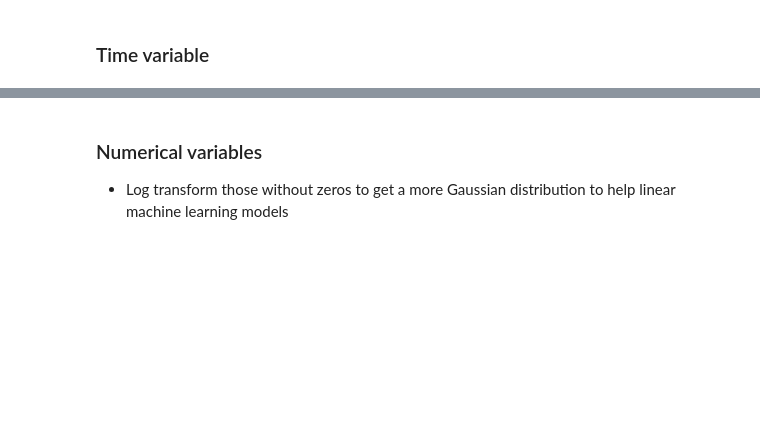
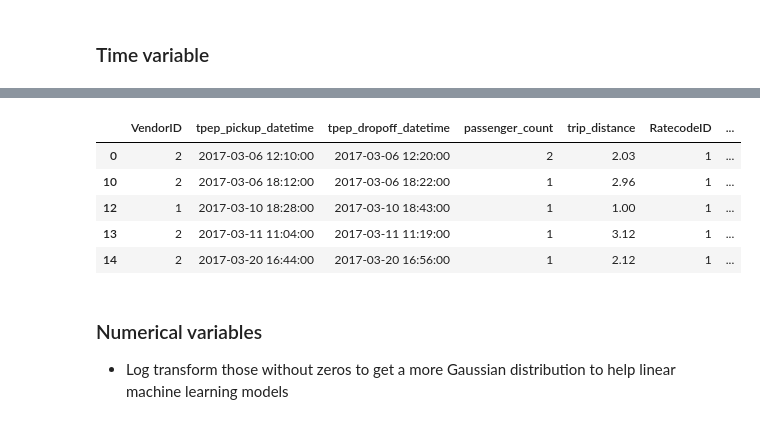
Before and after one commit to elliotgunn/nyc-taxi-trips, a Jupyter notebook: notebooks/feature_engineering.ipynb, the cells around one changed output, grey strips where cells are left out. Drawn from its saved outputs; the diff is of its cells as text; code cells hidden in the pictures; blank space fills up the shorter version.

Commit message:
time variables completed

```diff
--- a/notebooks/feature_engineering.ipynb
+++ b/notebooks/feature_engineering.ipynb
@@ -149,3 +148,48 @@ X_train.shape
+# %%
+train = trip_length(train, 'tpep_pickup_datetime', 'tpep_dropoff_datetime')
+val = trip_length(val, 'tpep_pickup_datetime', 'tpep_dropoff_datetime')
+test = trip_length(test, 'tpep_pickup_datetime', 'tpep_dropoff_datetime')
+# %%
+def remove_zero_or_neg_time(df, col):
+    """
+    In the feature engineered `trip_seconds` column,
+    there are negative or zero values to be removed.
+    """
+
+    df = df[df[col] > 0]
+
+    return df
+
+train = remove_zero_or_neg_time(train, 'trip_seconds')
+val = remove_zero_or_neg_time(val, 'trip_seconds')
+test = remove_zero_or_neg_time(test, 'trip_seconds')
+# %%
+def extract_time(df):
+    """
+    Extract:
+    - hour of the day
+    - day of the month
+    """
+
+    df['pickup_hour'] = df['tpep_pickup_datetime'].dt.hour
+    df['dropoff_hour'] = df['tpep_dropoff_datetime'].dt.hour
+
+    df['trip_day'] = df['tpep_dropoff_datetime'].dt.day
+
+    return df
+
+train = extract_time(train)
+val = extract_time(val)
+test = extract_time(test)
+# %%
+train.shape, val.shape, test.shape
+# %% [output]
+|  | VendorID | tpep_pickup_datetime | tpep_dropoff_datetime | passenger_count | trip_distance | RatecodeID | ... |
+| 0 | 2 | 2017-03-06 12:10:00 | 2017-03-06 12:20:00 | 2 | 2.03 | 1 | ... |
+| 10 | 2 | 2017-03-06 18:12:00 | 2017-03-06 18:22:00 | 1 | 2.96 | 1 | ... |
+| 12 | 1 | 2017-03-10 18:28:00 | 2017-03-10 18:43:00 | 1 | 1.00 | 1 | ... |
+| 13 | 2 | 2017-03-11 11:04:00 | 2017-03-11 11:19:00 | 1 | 3.12 | 1 | ... |
+| 14 | 2 | 2017-03-20 16:44:00 | 2017-03-20 16:56:00 | 1 | 2.12 | 1 | ... |
 # %% [markdown]
 ### Numerical variables
 - Log transform those without zeros to get a more Gaussian distribution to help linear machine learning models
```
Also changed, not shown: parts of 4 cells of this notebook.
